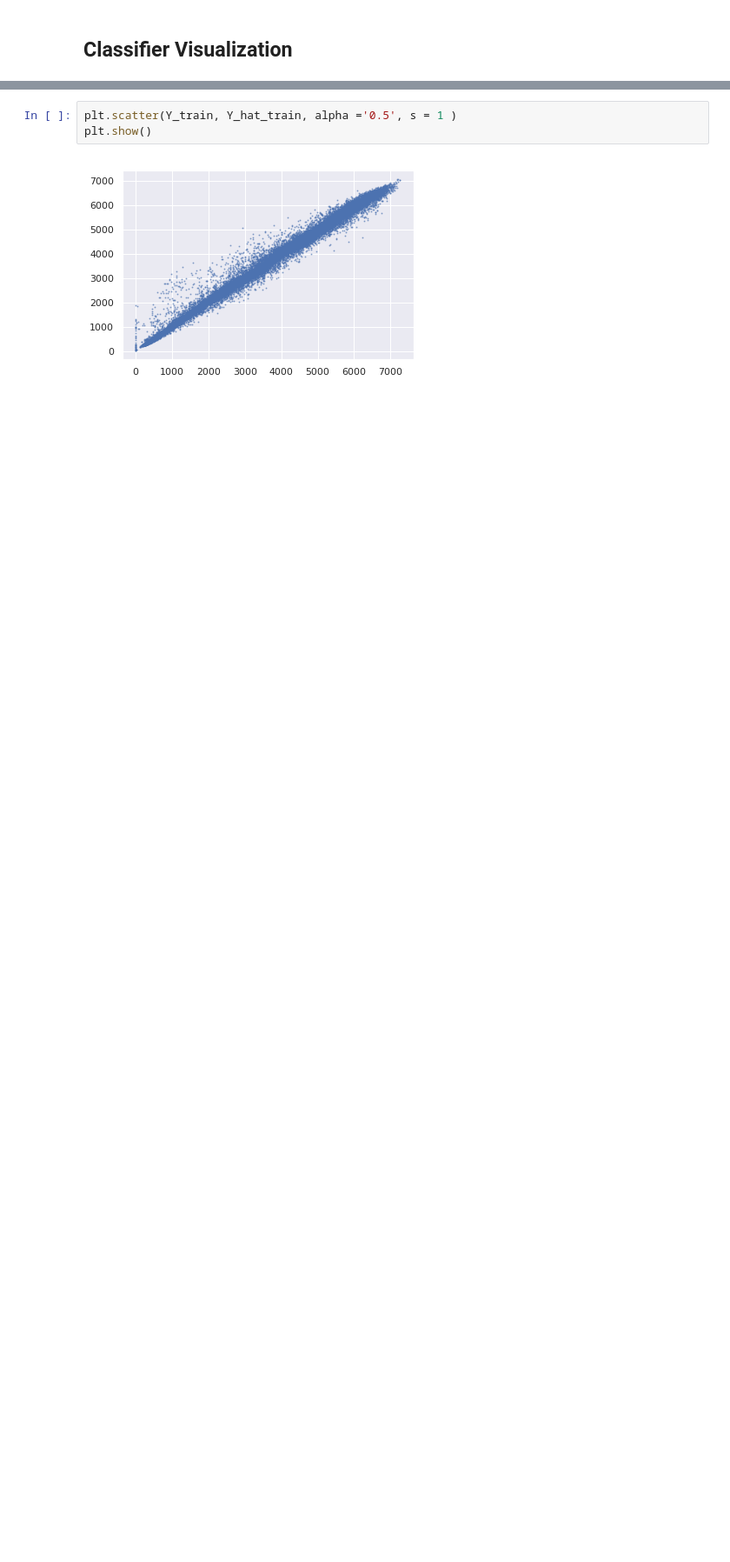
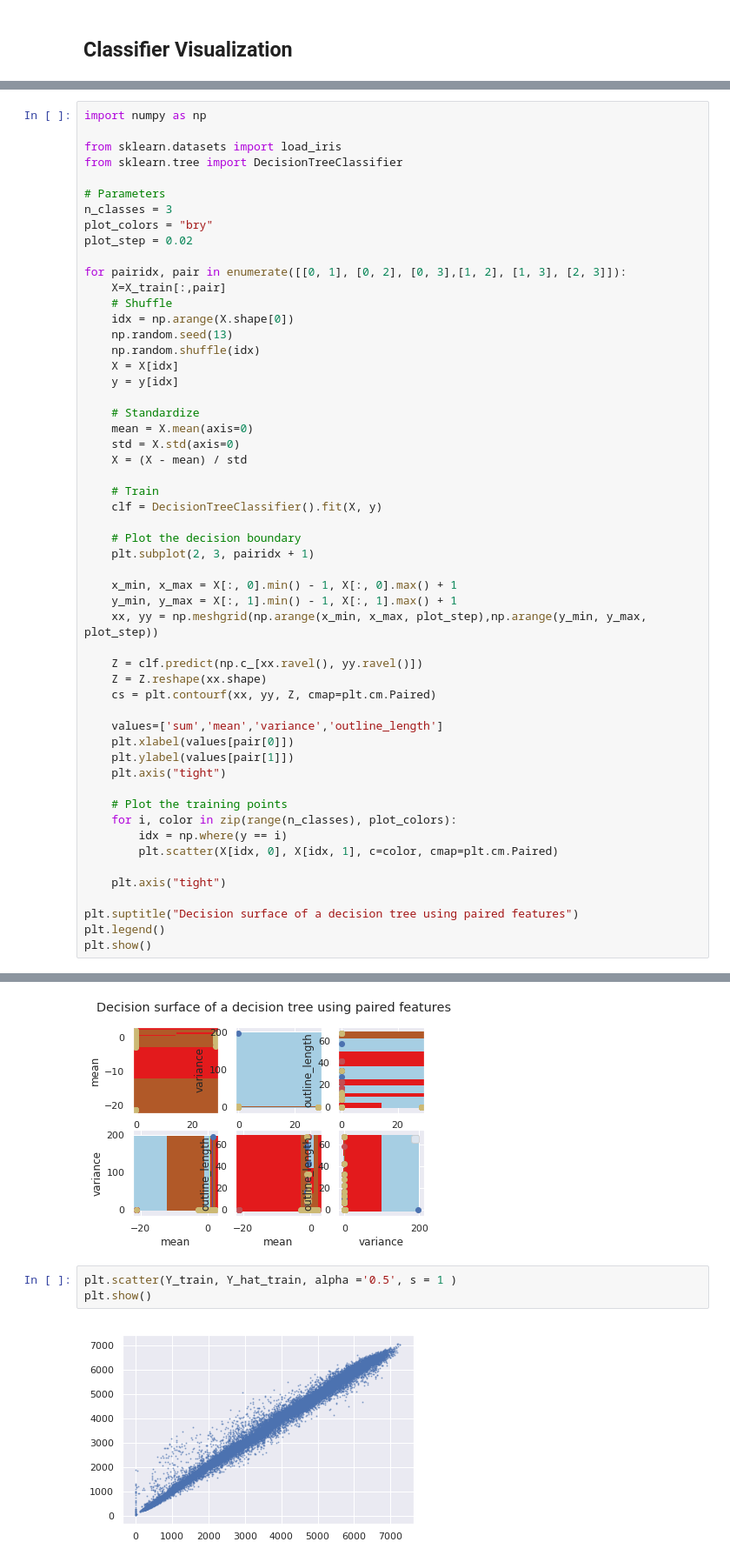
Before and after one commit to gojoise/MOTO, a Jupyter notebook: starting_kit/README_Visualization.ipynb, the cells around one changed output, grey strips where cells are left out. Shown at 87% size. Cells and saved outputs as stored; diff of their text form; blank space fills up the shorter version.

```diff
--- a/starting_kit/README_{VISUALIZATION}.ipynb
+++ b/starting_kit/README_Visualization.ipynb
@@ -346,0 +342,55 @@ iris = load_iris()
+# %%
+import numpy as np
+
+from sklearn.datasets import load_iris
+from sklearn.tree import DecisionTreeClassifier
+
+# Parameters
+n_classes = 3
+plot_colors = "bry"
+plot_step = 0.02
+
+for pairidx, pair in enumerate([[0, 1], [0, 2], [0, 3],[1, 2], [1, 3], [2, 3]]):
+    X=X_train[:,pair]
+    # Shuffle
+    idx = np.arange(X.shape[0])
+    np.random.seed(13)
+    np.random.shuffle(idx)
+    X = X[idx]
+    y = y[idx]
+
+    # Standardize
+    mean = X.mean(axis=0)
+    std = X.std(axis=0)
+    X = (X - mean) / std
+
+    # Train
+    clf = DecisionTreeClassifier().fit(X, y)
+
+    # Plot the decision boundary
+    plt.subplot(2, 3, pairidx + 1)
+
+    x_min, x_max = X[:, 0].min() - 1, X[:, 0].max() + 1
+    y_min, y_max = X[:, 1].min() - 1, X[:, 1].max() + 1
+    xx, yy = np.meshgrid(np.arange(x_min, x_max, plot_step),np.arange(y_min, y_max, plot_step))
+
+    Z = clf.predict(np.c_[xx.ravel(), yy.ravel()])
+    Z = Z.reshape(xx.shape)
+    cs = plt.contourf(xx, yy, Z, cmap=plt.cm.Paired)
+
+    values=['sum','mean','variance','outline_length']
+    plt.xlabel(values[pair[0]])
+    plt.ylabel(values[pair[1]])
+    plt.axis("tight")
+
+    # Plot the training points
+    for i, color in zip(range(n_classes), plot_colors):
+        idx = np.where(y == i)
+        plt.scatter(X[idx, 0], X[idx, 1], c=color, cmap=plt.cm.Paired)
+
+    plt.axis("tight")
+
+plt.suptitle("Decision surface of a decision tree using paired features")
+plt.legend()
+plt.show()
+# %% [output]
@@ -347,3 +398,4 @@ iris = load_iris()
+[figure, added]
 # %%
 plt.scatter(Y_train, Y_hat_train, alpha ='0.5', s = 1 )
 plt.show()
```
Also changed, not shown: parts of 8 cells of this notebook.
